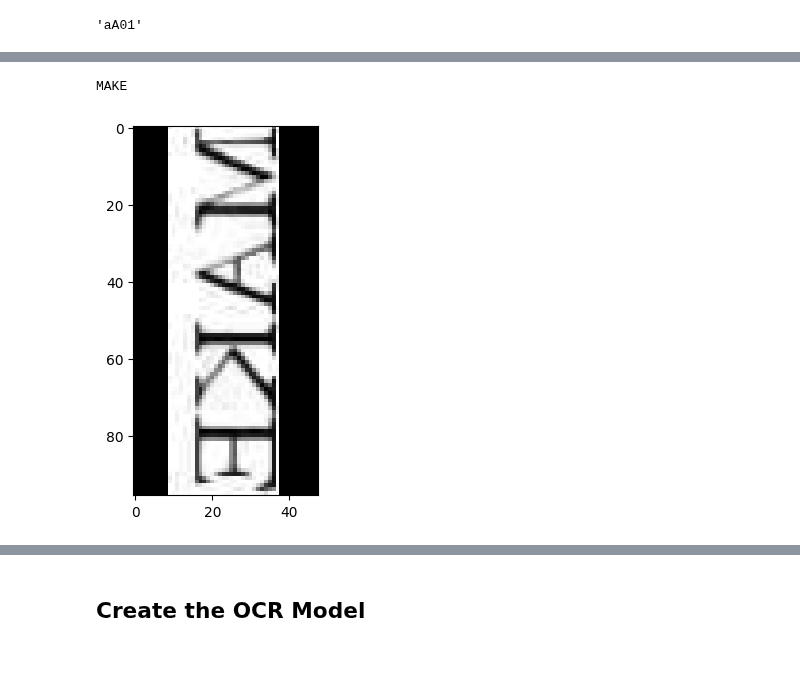
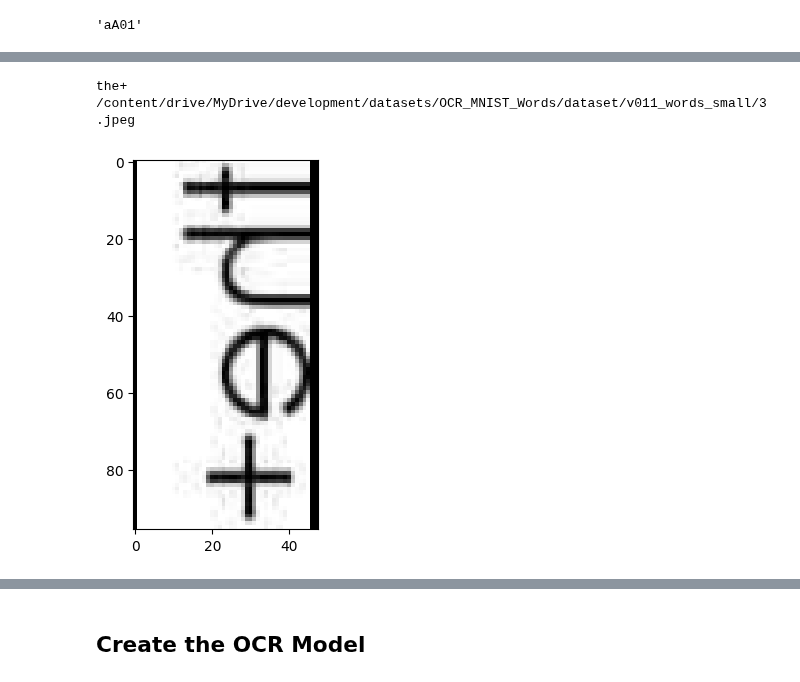
Before and after one commit to msommerfe/CAS_Applied_Data_Science, a Jupyter notebook: CAS_Final_Project/OCR_from_scratch.ipynb, the cells around one changed output, grey strips where cells are left out. Saved outputs shown, nothing was run; the diff lists cells and outputs as text; code cells hidden in the pictures.

```diff
--- a/CAS_Final_Project/OCR_from_scratch.ipynb
+++ b/CAS_Final_Project/OCR_from_scratch.ipynb
@@ -21,8 +21,8 @@ from tensorflow.keras import layers
 from keras.layers import Input, Conv2D, MaxPooling2D, Reshape, Bidirectional, LSTM, Dense, Lambda, Activation, BatchNormalization, Dropout
 from keras.optimizers import Adam
 tf.config.run_functions_eagerly(True)
-MAX_HIGHT = 48
-MAX_WIDTH = 96
+MAX_HIGHT = 128
+MAX_WIDTH = 256
 IMG_FOLDER = '/content/drive/MyDrive/development/datasets/OCR_MNIST_Words/dataset/v011_words_small/'
 LABELS_JSON = '/content/drive/MyDrive/development/datasets/OCR_MNIST_Words/v011_labels_small.json'
 #Dont use # in the alphabet. if you need you need to change the fillup char
@@ -31,7 +31,7 @@ ALPHABETS = '#'+ string.digits + string.ascii_letters + '!?.-()+ '
 MAX_STR_LEN = 24 # max length of input labels
 num_of_characters = len(ALPHABETS) + 1 # +1 for ctc pseudo blank
 NUM_OF_TIMESTAMPS = 128 # max length of predicted labels
-BATCH_SIZE = 5
+BATCH_SIZE = 500
 # %%
 try:
   from google.colab import drive
@@ -75,7 +75,7 @@ with open(LABELS_JSON) as f:
     data = list(json.load(f).items())
 
 #Reduced to just 100, change it to all for real training
-keyVal = np.array(data[:5000])
+keyVal = np.array(data[:1000])
 #keyVal = np.array(data)
 x_all_img_file_name = keyVal[:,0]
 y_all = keyVal[:,1]
@@ -88,31 +109,38 @@ y_all = np.array([label_to_num(xi) for xi in y_all])
 # %%
 def process_single_sample(img_path, label):
     # 1. Read image
     img = tf.io.read_file(img_path)
     # 2. Decode and convert to grayscale
     img = tf.io.decode_png(img, channels=1)
     # 3. Convert to float32 in [0, 1] range
     img = tf.image.convert_image_dtype(img, tf.float32)
     # 4. Resize to the desired size. its important for the resize_with_pad funktion. When picture is way bigge with strange aspect ratio ist rans into an error
     try:
       img = tf.image.resize(img, [MAX_HIGHT, MAX_WIDTH], preserve_aspect_ratio= True)
     except:
-      img = tf.image.resize(img, [MAX_HIGHT, MAX_WIDTH], preserve_aspect_ratio= False)
+      #img = tf.image.resize(img, [MAX_HIGHT, MAX_WIDTH], preserve_aspect_ratio= False)
+      img = tf.image.resize_with_crop_or_pad(img, MAX_HIGHT, MAX_WIDTH)
+      img = tf.transpose(img, perm=[1, 0, 2])
+      # 7. Return a dict as our model is expecting two inputs
+      return {"image": img, "label": label}
+
     # 5. Pad the image to MAX_HIGHT and MAX_WIDTH
-    img = tf.image.resize_with_pad(img, target_height=MAX_HIGHT, target_width=MAX_WIDTH,antialias=True)
+    img = tf.image.resize_with_pad(img, target_height=MAX_HIGHT, target_width=MAX_WIDTH)
     # 6. Transpose the image because we want the time
     img = tf.transpose(img, perm=[1, 0, 2])
     # 7. Return a dict as our model is expecting two inputs
     return {"image": img, "label": label}
 
 
 
-_img= process_single_sample(x_all_img_total_path[200],y_all[200])
+_img= process_single_sample(x_all_img_total_path[3],y_all[3])
 plt.imshow(_img["image"],cmap="gray")
-print(num_to_label(y_all[200]))
+print(num_to_label(y_all[3]))
+print(x_all_img_total_path[3])
 # %% [output]
-MAKE
+the+
+/content/drive/MyDrive/development/datasets/OCR_MNIST_Words/dataset/v011_words_small/3.jpeg
-[figure, old version]
+[figure, new version]
 # %%
 train_dataset = tf.data.Dataset.from_tensor_slices((x_all_img_total_path, y_all))
 validation_dataset = tf.data.Dataset.from_tensor_slices((x_all_img_total_path[:20], y_all[:20]))
```
Also changed, not shown: parts of 6 cells of this notebook.
